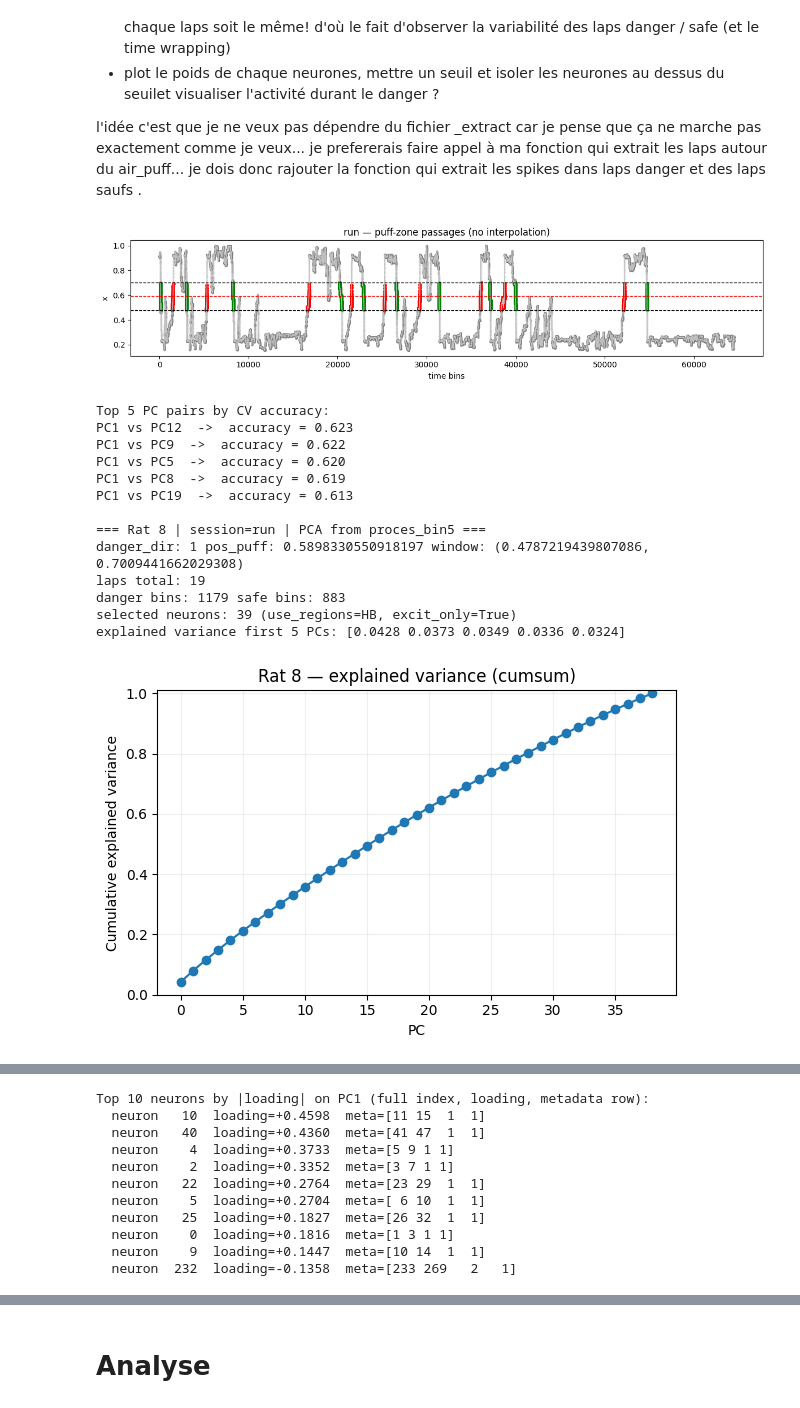
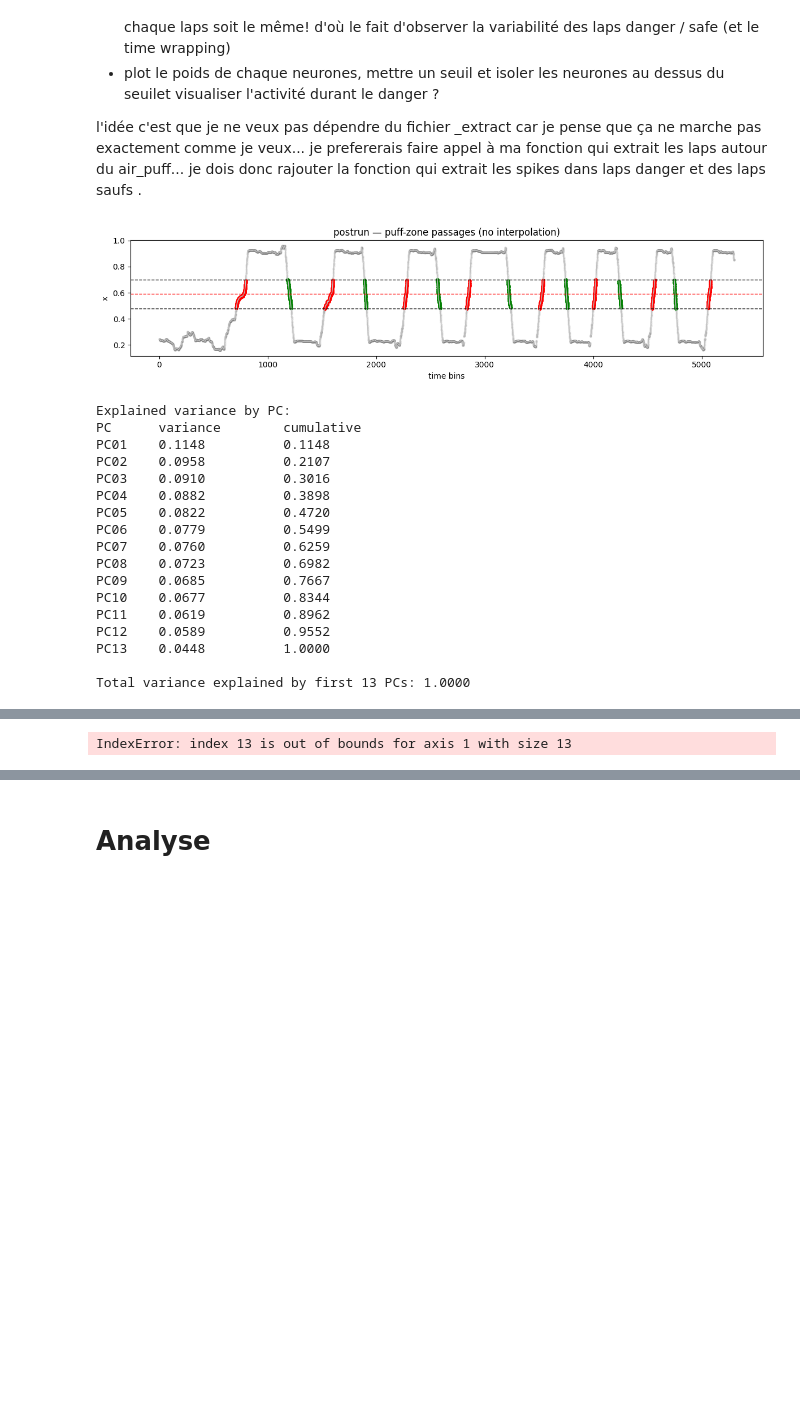
Before and after one commit to Clairaxe/Stage, a Jupyter notebook: projet/main/2_PCA.ipynb, the cells around one changed output, grey strips where cells are left out. Saved outputs shown, nothing was run; the diff lists cells and outputs as text; code cells hidden in the pictures; blank space fills up the shorter version.

```diff
--- a/projet/main/2_PCA.ipynb
+++ b/projet/main/2_PCA.ipynb
@@ -299,7 +299,7 @@ def select_neurons(metadata, use_regions="HB", excit_only=True):
 
     is_hpc = (region == 1)
     #is_bla = np.isin(region, [2, 3])
-    is_bla = (region == 2)
+    is_bla = (region == 2) # to keep only neurons from the right hemisphere of the basal amygdala
     is_hb  = is_hpc | is_bla
 
     if use_regions == "HPC":
@@ -564,6 +564,19 @@ def best_pc_pairs(score, y, max_pc=20, seed=0):
     results.sort(key=lambda x: x[2], reverse=True)
     return results
 
+def print_explained_variance(pca, n=20):
+    evr = pca.explained_variance_ratio_
+    cum = np.cumsum(evr)
+
+    n = min(n, len(evr))
+
+    print("\nExplained variance by PC:")
+    print("PC\tvariance\tcumulative")
+    for k in range(n):
+        print(f"PC{k+1:02d}\t{evr[k]:.4f}\t\t{cum[k]:.4f}")
+
+    print(f"\nTotal variance explained by first {n} PCs: {cum[n-1]:.4f}")
+
 
 # ============================================================
 # 4) RUN EVERYTHING FOR ONE RAT
@@ -630,14 +643,16 @@ def run_rat_proces_pca(
     ncomp = min(n_components, X.shape[1], X.shape[0]-1)
     pca, score, coeff = fit_pca_zscore(X, n_components=ncomp, seed=seed)
 
-    pairs = best_pc_pairs(score, y, max_pc=20)
+    print_explained_variance(pca, n=ncomp)
+
+    # pairs = best_pc_pairs(score, y, max_pc=20)
 
     # prints the 5 best pairs for PCA
-    print("\nTop 5 PC pairs by CV accuracy:")
-    for i, j, acc in pairs[:5]:
-        print(f"PC{i+1} vs PC{j+1}  ->  accuracy = {acc:.3f}")
+    #print("\nTop 5 PC pairs by CV accuracy:")
+    #for i, j, acc in pairs[:5]:
+        #print(f"PC{i+1} vs PC{j+1}  ->  accuracy = {acc:.3f}")
 
-    plt.show()
+    #plt.show()
 
     # 6) prints
     print(f"\n=== {rat_name} | session={session} | PCA from proces_bin5 ===")
@@ -702,30 +717,33 @@ def run_rat_proces_pca(
 # %%
 # ============================================================
 # 5) EXECUTE (Rat 8 + Rat 11)
 # ============================================================
 
 path_8  = "../data/Rat8-20130713_proces_bin5.mat"
 path_11 = "../data/Rat11-20150327_proces_bin5.mat"
 
 # Choose session
-SESSION = "run"   # "run" or "postrun"
+SESSION = "postrun"   # "run" or "postrun"
 DT_MS = 50        # 50 ms (or 100 if *_bin1.mat)
 
-res8  = run_rat_proces_pca(path_8,  rat_name="Rat 8",  session=SESSION, dt_ms=DT_MS, use_regions="HB", excit_only=True, n_components=60)
-res11 = run_rat_proces_pca(path_11, rat_name="Rat 11", session=SESSION, dt_ms=DT_MS, use_regions="HB", excit_only=True, n_components=60)
+res8  = run_rat_proces_pca(path_8,  rat_name="Rat 8",  session=SESSION, dt_ms=DT_MS, use_regions="BLA", excit_only=True, n_components=60)
+res11 = run_rat_proces_pca(path_11, rat_name="Rat 11", session=SESSION, dt_ms=DT_MS, use_regions="BLA", excit_only=True, n_components=60)
 # %% [output]
-[figure, old version]
+[figure, new version]
-Top 5 PC pairs by CV accuracy:
-PC1 vs PC12  ->  accuracy = 0.623
-PC1 vs PC9  ->  accuracy = 0.622
-PC1 vs PC5  ->  accuracy = 0.620
-PC1 vs PC8  ->  accuracy = 0.619
-PC1 vs PC19  ->  accuracy = 0.613
+Explained variance by PC:
+PC      variance        cumulative
+PC01    0.1148          0.1148
+PC02    0.0958          0.2107
+PC03    0.0910          0.3016
+PC04    0.0882          0.3898
+PC05    0.0822          0.4720
+PC06    0.0779          0.5499
+PC07    0.0760          0.6259
+PC08    0.0723          0.6982
+PC09    0.0685          0.7667
+PC10    0.0677          0.8344
+PC11    0.0619          0.8962
+PC12    0.0589          0.9552
+PC13    0.0448          1.0000
 
-=== Rat 8 | session=run | PCA from proces_bin5 ===
-danger_dir: 1 pos_puff: 0.5898330550918197 window: (0.4787219439807086, 0.7009441662029308)
-laps total: 19
-danger bins: 1179 safe bins: 883
-selected neurons: 39 (use_regions=HB, excit_only=True)
-explained variance first 5 PCs: [0.0428 0.0373 0.0349 0.0336 0.0324]
+Total variance explained by first 13 PCs: 1.0000
-[figure, removed]
@@ -735,11 +750 @@ explained variance first 5 PCs: [0.0428 0.0373 0.0349 0.0336 0.0324]
-Top 10 neurons by |loading| on PC1 (full index, loading, metadata row):
-  neuron   10  loading=+0.4598  meta=[11 15  1  1]
-  neuron   40  loading=+0.4360  meta=[41 47  1  1]
-  neuron    4  loading=+0.3733  meta=[5 9 1 1]
-  neuron    2  loading=+0.3352  meta=[3 7 1 1]
-  neuron   22  loading=+0.2764  meta=[23 29  1  1]
-  neuron    5  loading=+0.2704  meta=[ 6 10  1  1]
-  neuron   25  loading=+0.1827  meta=[26 32  1  1]
-  neuron    0  loading=+0.1816  meta=[1 3 1 1]
-  neuron    9  loading=+0.1447  meta=[10 14  1  1]
-  neuron  232  loading=-0.1358  meta=[233 269   2   1]
+IndexError: index 13 is out of bounds for axis 1 with size 13
```
Also changed, not shown: parts of 2 cells of this notebook, 9 other files.
